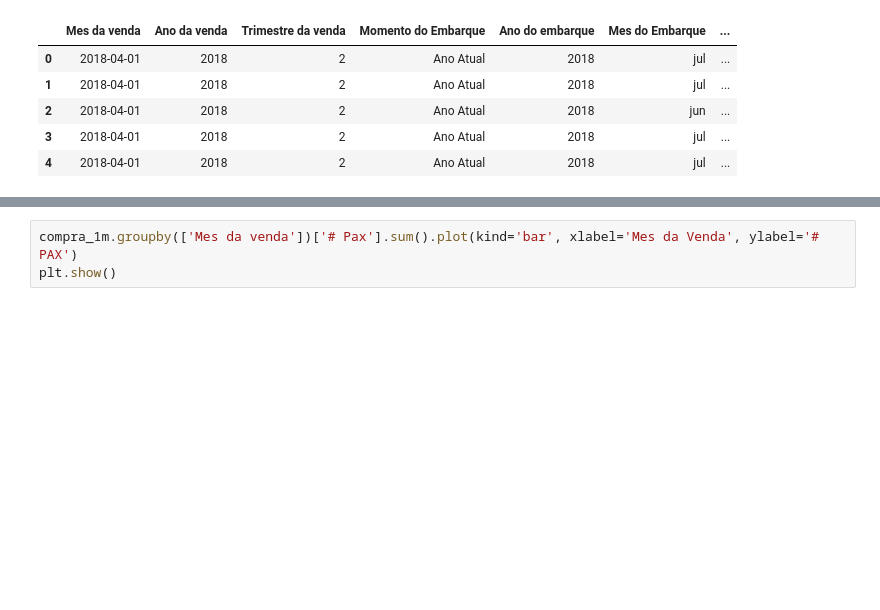
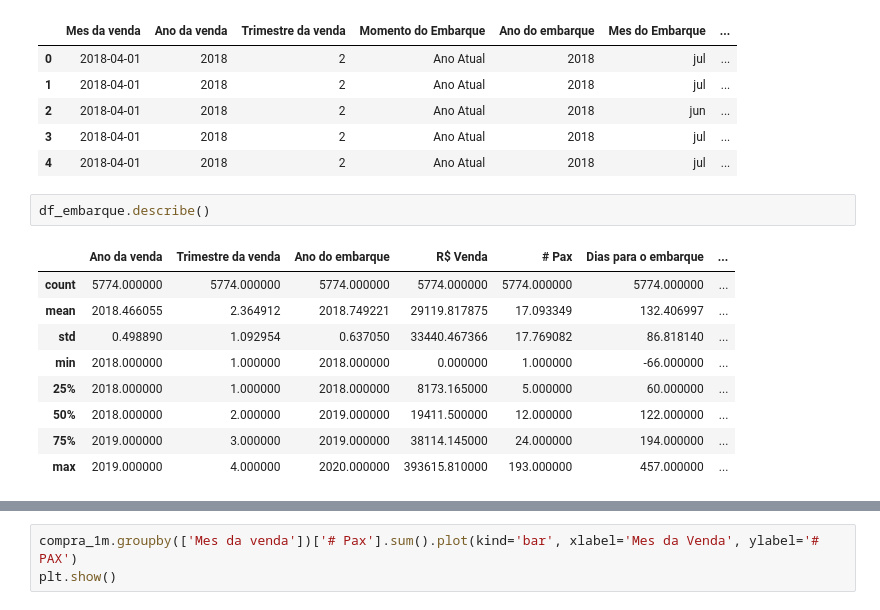
Before and after one commit to Fredericobianchessi/Trabalhoindividual, a Jupyter notebook: Projejtoindividual.ipynb, the cells around one changed output, grey strips where cells are left out. Drawn from its saved outputs; the diff is of its cells as text; blank space fills up the shorter version.

```diff
--- a/Projejtoindividual.ipynb
+++ b/Projejtoindividual.ipynb
@@ -505,3 +471,15 @@ df_embarque.head()
 | 2 | 2018-04-01 | 2018 | 2 | Ano Atual | 2018 | jun | ... |
 | 3 | 2018-04-01 | 2018 | 2 | Ano Atual | 2018 | jul | ... |
 | 4 | 2018-04-01 | 2018 | 2 | Ano Atual | 2018 | jul | ... |
+# %%
+df_embarque.describe()
+# %% [output]
+|  | Ano da venda | Trimestre da venda | Ano do embarque | R$ Venda | # Pax | Dias para o embarque | ... |
+| count | 5774.000000 | 5774.000000 | 5774.000000 | 5774.000000 | 5774.000000 | 5774.000000 | ... |
+| mean | 2018.466055 | 2.364912 | 2018.749221 | 29119.817875 | 17.093349 | 132.406997 | ... |
+| std | 0.498890 | 1.092954 | 0.637050 | 33440.467366 | 17.769082 | 86.818140 | ... |
+| min | 2018.000000 | 1.000000 | 2018.000000 | 0.000000 | 1.000000 | -66.000000 | ... |
+| 25% | 2018.000000 | 1.000000 | 2018.000000 | 8173.165000 | 5.000000 | 60.000000 | ... |
+| 50% | 2018.000000 | 2.000000 | 2019.000000 | 19411.500000 | 12.000000 | 122.000000 | ... |
+| 75% | 2019.000000 | 3.000000 | 2019.000000 | 38114.145000 | 24.000000 | 194.000000 | ... |
+| max | 2019.000000 | 4.000000 | 2020.000000 | 393615.810000 | 193.000000 | 457.000000 | ... |
```
Also changed, not shown: parts of 38 cells of this notebook.
